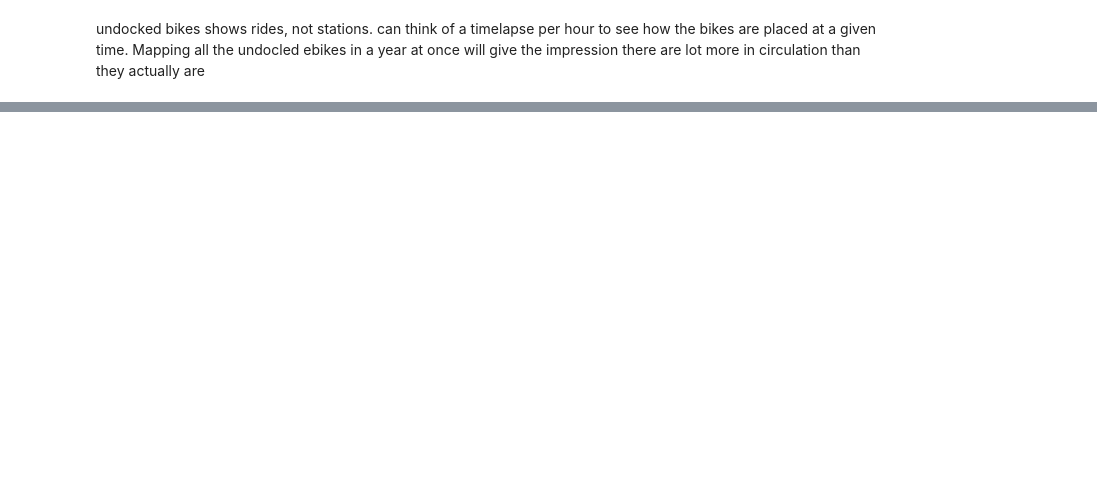
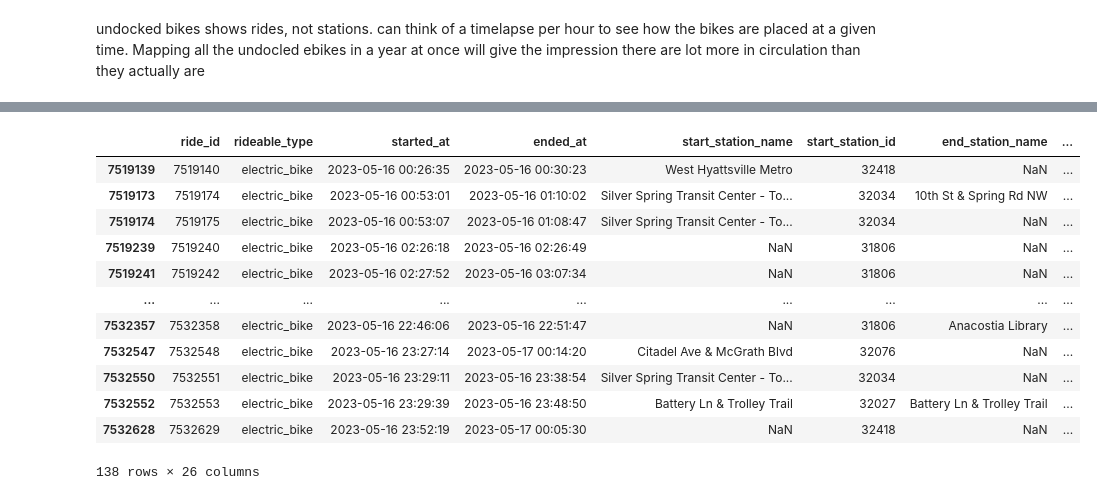
Before and after one commit to pabs-llama/projects, a Jupyter notebook: project_3_ capitalbikeshare/maryland_cabi.ipynb, the cells around one changed output, grey strips where cells are left out. Saved outputs shown, nothing was run; the diff lists cells and outputs as text; code cells hidden in the pictures; blank space fills up the shorter version.

```diff
--- a/project_3_ capitalbikeshare/maryland_cabi.ipynb
+++ b/project_3_ capitalbikeshare/maryland_cabi.ipynb
@@ -53,5 +53,5 @@ rides_maryland = rides_maryland.copy()
 # %%
-rides_maryland['year'] = rides_maryland['started_at'].dt.year
-rides_maryland['dow'] = rides_maryland['started_at'].dt.dayofweek
-rides_maryland["weekday"] = rides_maryland["started_at"].dt.day_name()
+# rides_maryland['year'] = rides_maryland['started_at'].dt.year
+# rides_maryland['dow'] = rides_maryland['started_at'].dt.dayofweek
+# rides_maryland["weekday"] = rides_maryland["started_at"].dt.day_name()
 # %%
@@ -146,0 +181,21 @@ undocked bikes shows rides, not stations. can think of a timelapse per hour to s
+# %%
+#REVIEW - should i consider all ebikes as being dockless?
+# half of them have info on start station, which could indicate that they were left near a station, but not docked
+
+# keeping only rides without bike stations to account for undocked bikes
+# random_day[random_day["start_station_name"].isna()]
+random_day
+# %% [output]
+|  | ride_id | rideable_type | started_at | ended_at | start_station_name | start_station_id | end_station_name | ... |
+| 7519139 | 7519140 | electric_bike | 2023-05-16 00:26:35 | 2023-05-16 00:30:23 | West Hyattsville Metro | 32418 | NaN | ... |
+| 7519173 | 7519174 | electric_bike | 2023-05-16 00:53:01 | 2023-05-16 01:10:02 | Silver Spring Transit Center - To... | 32034 | 10th St & Spring Rd NW | ... |
+| 7519174 | 7519175 | electric_bike | 2023-05-16 00:53:07 | 2023-05-16 01:08:47 | Silver Spring Transit Center - To... | 32034 | NaN | ... |
+| 7519239 | 7519240 | electric_bike | 2023-05-16 02:26:18 | 2023-05-16 02:26:49 | NaN | 31806 | NaN | ... |
+| 7519241 | 7519242 | electric_bike | 2023-05-16 02:27:52 | 2023-05-16 03:07:34 | NaN | 31806 | NaN | ... |
+| ... | ... | ... | ... | ... | ... | ... | ... | ... |
+| 7532357 | 7532358 | electric_bike | 2023-05-16 22:46:06 | 2023-05-16 22:51:47 | NaN | 31806 | Anacostia Library | ... |
+| 7532547 | 7532548 | electric_bike | 2023-05-16 23:27:14 | 2023-05-17 00:14:20 | Citadel Ave & McGrath Blvd | 32076 | NaN | ... |
+| 7532550 | 7532551 | electric_bike | 2023-05-16 23:29:11 | 2023-05-16 23:38:54 | Silver Spring Transit Center - To... | 32034 | NaN | ... |
+| 7532552 | 7532553 | electric_bike | 2023-05-16 23:29:39 | 2023-05-16 23:48:50 | Battery Ln & Trolley Trail | 32027 | Battery Ln & Trolley Trail | ... |
+| 7532628 | 7532629 | electric_bike | 2023-05-16 23:52:19 | 2023-05-17 00:05:30 | NaN | 32418 | NaN | ... |
+138 rows × 26 columns
```
Also changed, not shown: parts of 19 cells of this notebook, 1 other file.
